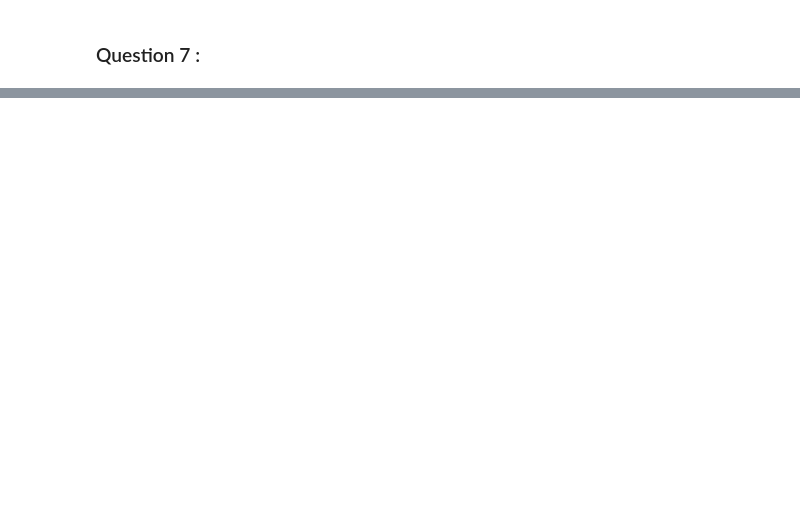
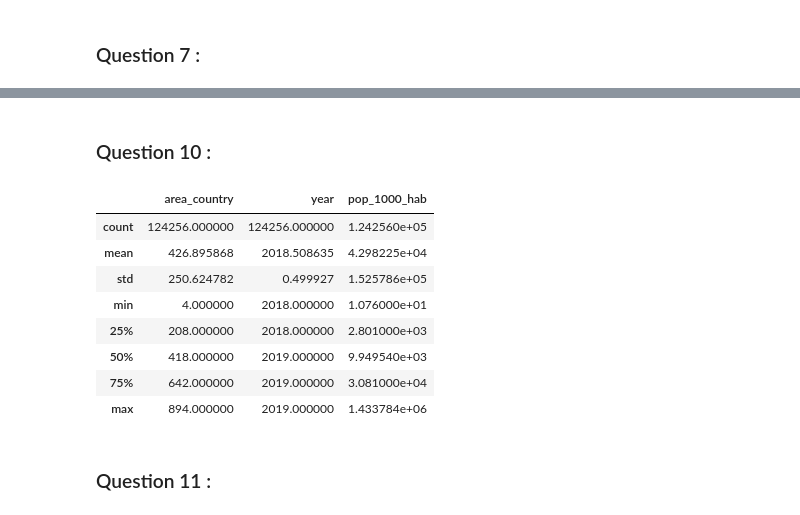
Before and after one commit to neevaiti/faost_exercices, a Jupyter notebook: fao_exercices.ipynb, the cells around one changed output, grey strips where cells are left out. Drawn from its saved outputs; the diff is of its cells as text; code cells hidden in the pictures; blank space fills up the shorter version.

```diff
--- a/fao_exercices.ipynb
+++ b/fao_exercices.ipynb
@@ -182,0 +227,17 @@ product_df.sample(n=5)
+# %% [markdown]
+### Question 10 :
+# %%
+# Vérification de certaines valeurs négatives, aberrantes
+general_df.describe()
+# %% [output]
+|  | area_country | year | pop_1000_hab |
+| count | 124256.000000 | 124256.000000 | 1.242560e+05 |
+| mean | 426.895868 | 2018.508635 | 4.298225e+04 |
+| std | 250.624782 | 0.499927 | 1.525786e+05 |
+| min | 4.000000 | 2018.000000 | 1.076000e+01 |
+| 25% | 208.000000 | 2018.000000 | 2.801000e+03 |
+| 50% | 418.000000 | 2019.000000 | 9.949540e+03 |
+| 75% | 642.000000 | 2019.000000 | 3.081000e+04 |
+| max | 894.000000 | 2019.000000 | 1.433784e+06 |
+# %% [markdown]
+### Question 11 :
```
Also changed, not shown: parts of 17 cells of this notebook.
